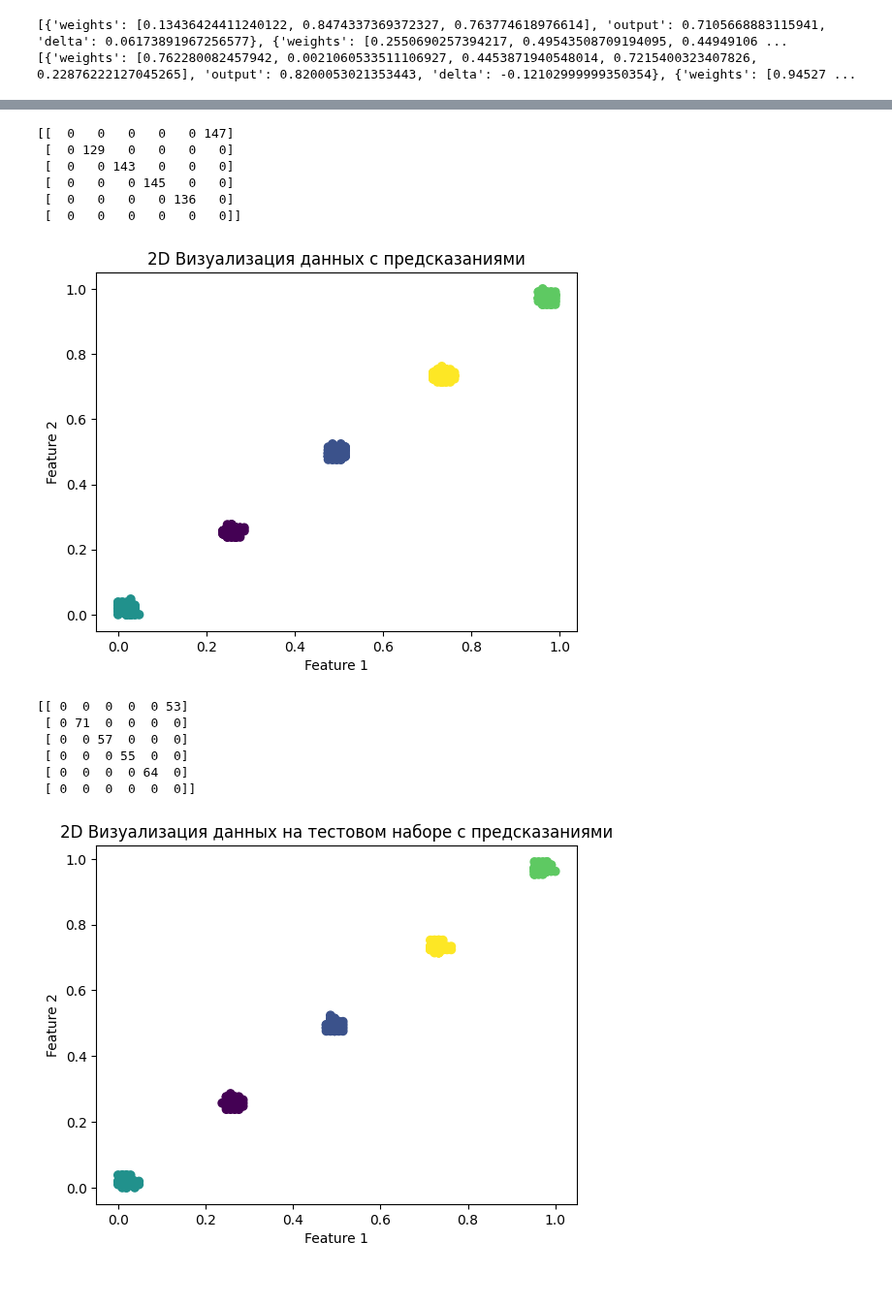
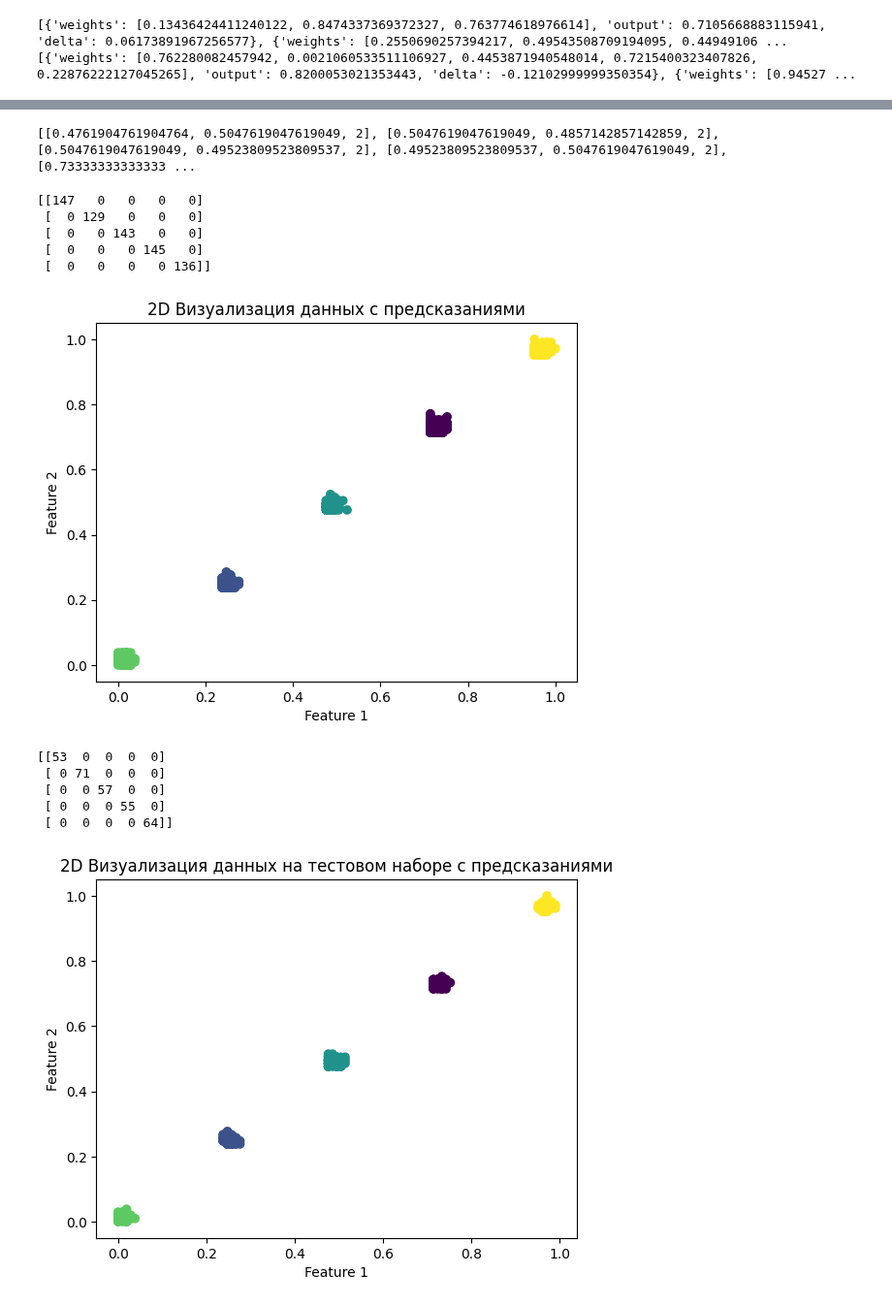
Before and after one commit to MorozovDesu/neural_network_technologies, a Jupyter notebook: "Нейросетевые_технологии_1_Лаба_ipynb".ipynb, the cells around one changed output, grey strips where cells are left out. Shown at 97% size. Drawn from its saved outputs; the diff is of its cells as text; code cells hidden in the pictures.

```diff
--- a/"Нейросетевые_технологии_1_Лаба_ipynb".ipynb
+++ b/"Нейросетевые_технологии_1_Лаба_ipynb".ipynb
@@ -1122,7 +1120,7 @@ def train_network(network, train, l_rate, n_epoch, n_outputs):
 # Преобразуем X_train в список
 blist = X_train.tolist()
 # Вычитаем 1 из y_train и также преобразуем его в список
-Y_train = y_train - 1
+Y_train = y_train
 Y_train = Y_train.tolist()
 # Добавляем Y_train в список blist
 for i in range(0, len(y_train)):
@@ -1138,6 +1136,8 @@ n_outputs = len(set([row[-1] for row in dataset]))
 network = initialize_network(n_inputs, 2, n_outputs)
 # Обучаем нейронную сеть
 train_network(network, dataset, 0.5, 200, n_outputs)
+# %% [output]
+[[0.4761904761904764, 0.5047619047619049, 2], [0.5047619047619049, 0.4857142857142859, 2], [0.5047619047619049, 0.49523809523809537, 2], [0.49523809523809537, 0.5047619047619049, 2], [0.73333333333333 ...
 # %%
 # Создаем пустой массив для предсказаний на обучающем наборе данных
 predictTrain = []
@@ -1147,7 +1147,7 @@ for row in dataset:
     prediction = predict(network, row)  # Делаем прогноз для текущей строки
     predictTrain.append(prediction)
 # Выводим матрицу ошибок (confusion matrix) между Y_train и predictTrain
-print(confusion_matrix(Y_train, predictTrain))
+print(confusion_matrix(Y_train , predictTrain))
 # Создаем 2D график для визуализации данных
 plt.scatter(X_train[:, 0], X_train[:, 1], c=predictTrain, marker='o', linewidths=1)
 plt.xlabel('Feature 1')
@@ -1155,35 +1155,33 @@ plt.ylabel('Feature 2')
 plt.title('2D Визуализация данных с предсказаниями')
 plt.show()
 # %% [output]
-[[  0   0   0   0   0 147]
- [  0 129   0   0   0   0]
- [  0   0 143   0   0   0]
- [  0   0   0 145   0   0]
- [  0   0   0   0 136   0]
- [  0   0   0   0   0   0]]
+[[147   0   0   0   0]
+ [  0 129   0   0   0]
+ [  0   0 143   0   0]
+ [  0   0   0 145   0]
+ [  0   0   0   0 136]]
-[figure, old version]
+[figure, new version]
 # %%
 # Создаем пустой массив для предсказаний на тестовом наборе данных
 predictTest = []
 
 # Проходим по данным в наборе X_test
 for row in X_test:
     prediction = predict(network, row)  # Делаем прогноз для текущей строки
     predictTest.append(prediction)
 # Выводим матрицу ошибок (confusion matrix) между y_test и predictTest
-confusion_test = confusion_matrix(y_test - 1, predictTest)
+confusion_test = confusion_matrix(y_test, predictTest)
 print(confusion_test)
 # Создаем 2D график для визуализации данных на тестовом наборе
 plt.scatter(X_test[:, 0], X_test[:, 1], c=predictTest, marker='o', linewidths=1)
 plt.xlabel('Feature 1')
 plt.ylabel('Feature 2')
 plt.title('2D Визуализация данных на тестовом наборе с предсказаниями')
 plt.show()
 # %% [output]
-[[ 0  0  0  0  0 53]
- [ 0 71  0  0  0  0]
- [ 0  0 57  0  0  0]
- [ 0  0  0 55  0  0]
- [ 0  0  0  0 64  0]
- [ 0  0  0  0  0  0]]
+[[53  0  0  0  0]
+ [ 0 71  0  0  0]
+ [ 0  0 57  0  0]
+ [ 0  0  0 55  0]
+ [ 0  0  0  0 64]]
-[figure, old version]
+[figure, new version]
```
Also changed, not shown: parts of 16 cells of this notebook.
